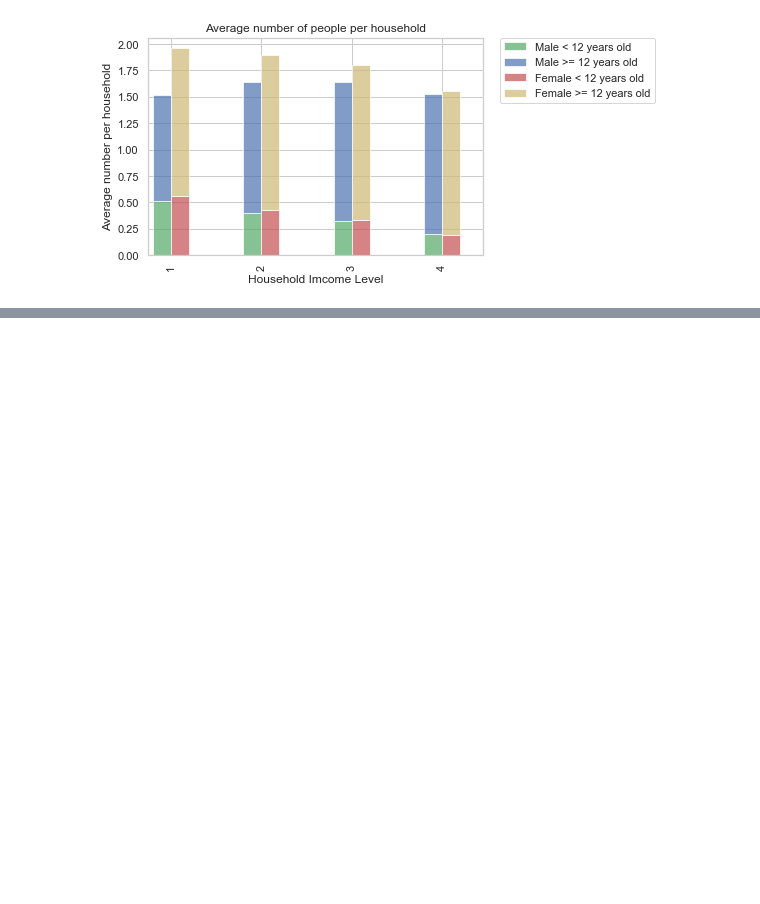
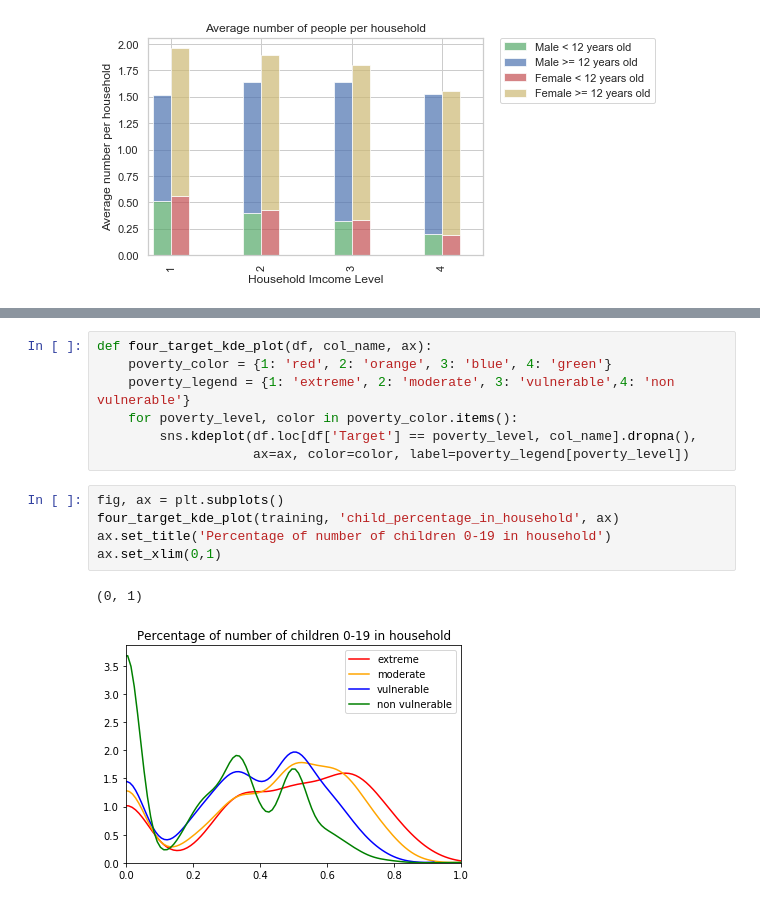
Before and after one commit to zhaomh1998/ece143, a Jupyter notebook: plot1.ipynb, the cells around one changed output, grey strips where cells are left out. Cells and saved outputs as stored; diff of their text form; blank space fills up the shorter version.

```diff
--- a/plot1.ipynb
+++ b/plot1.ipynb
@@ -273,0 +293,15 @@ plt.show()
+# %%
+def four_target_kde_plot(df, col_name, ax):
+    poverty_color = {1: 'red', 2: 'orange', 3: 'blue', 4: 'green'}
+    poverty_legend = {1: 'extreme', 2: 'moderate', 3: 'vulnerable',4: 'non vulnerable'}
+    for poverty_level, color in poverty_color.items():
+        sns.kdeplot(df.loc[df['Target'] == poverty_level, col_name].dropna(),
+                    ax=ax, color=color, label=poverty_legend[poverty_level])
+# %%
+fig, ax = plt.subplots()
+four_target_kde_plot(training, 'child_percentage_in_household', ax)
+ax.set_title('Percentage of number of children 0-19 in household')
+ax.set_xlim(0,1)
+# %% [output]
+(0, 1)
+[figure, added]
```
Also changed, not shown: parts of 11 cells of this notebook.
